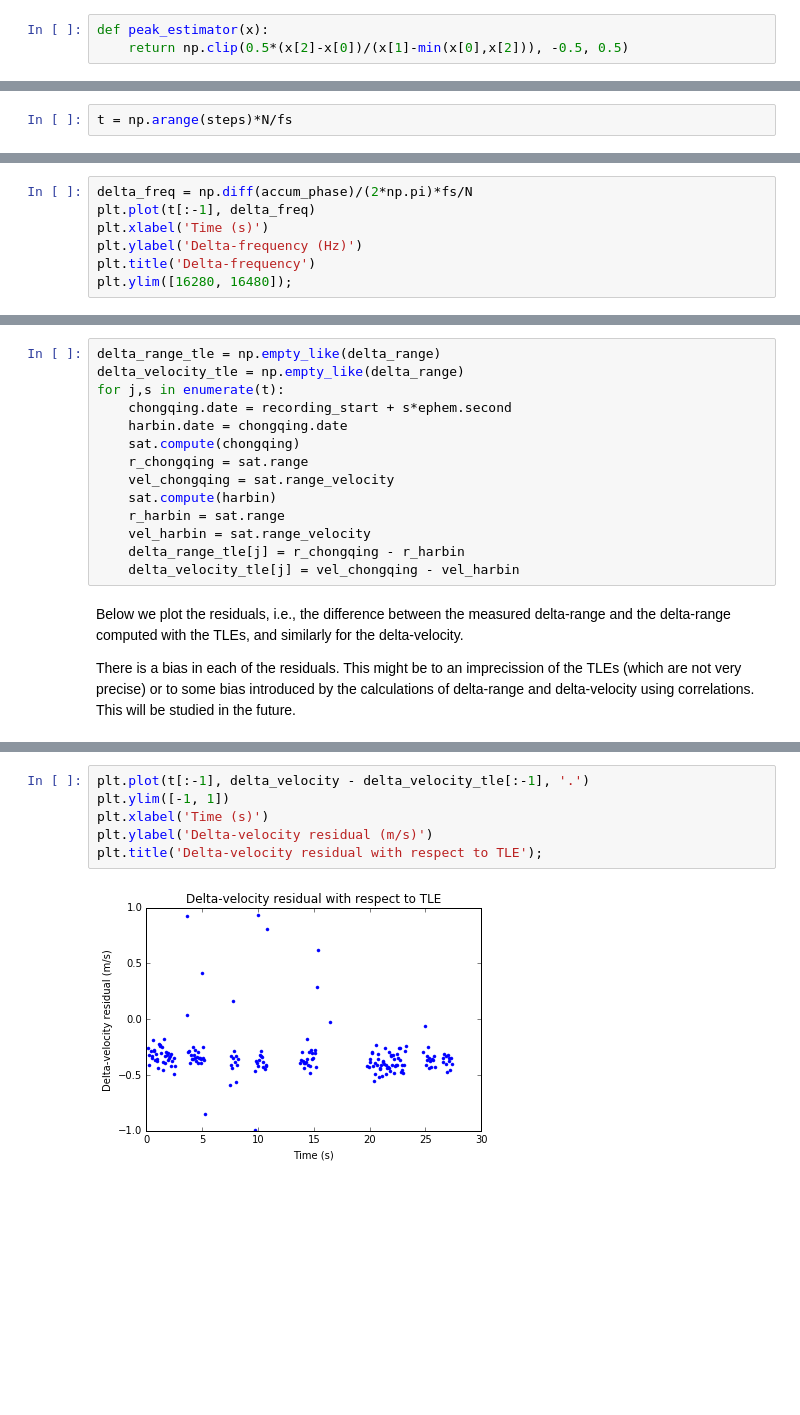
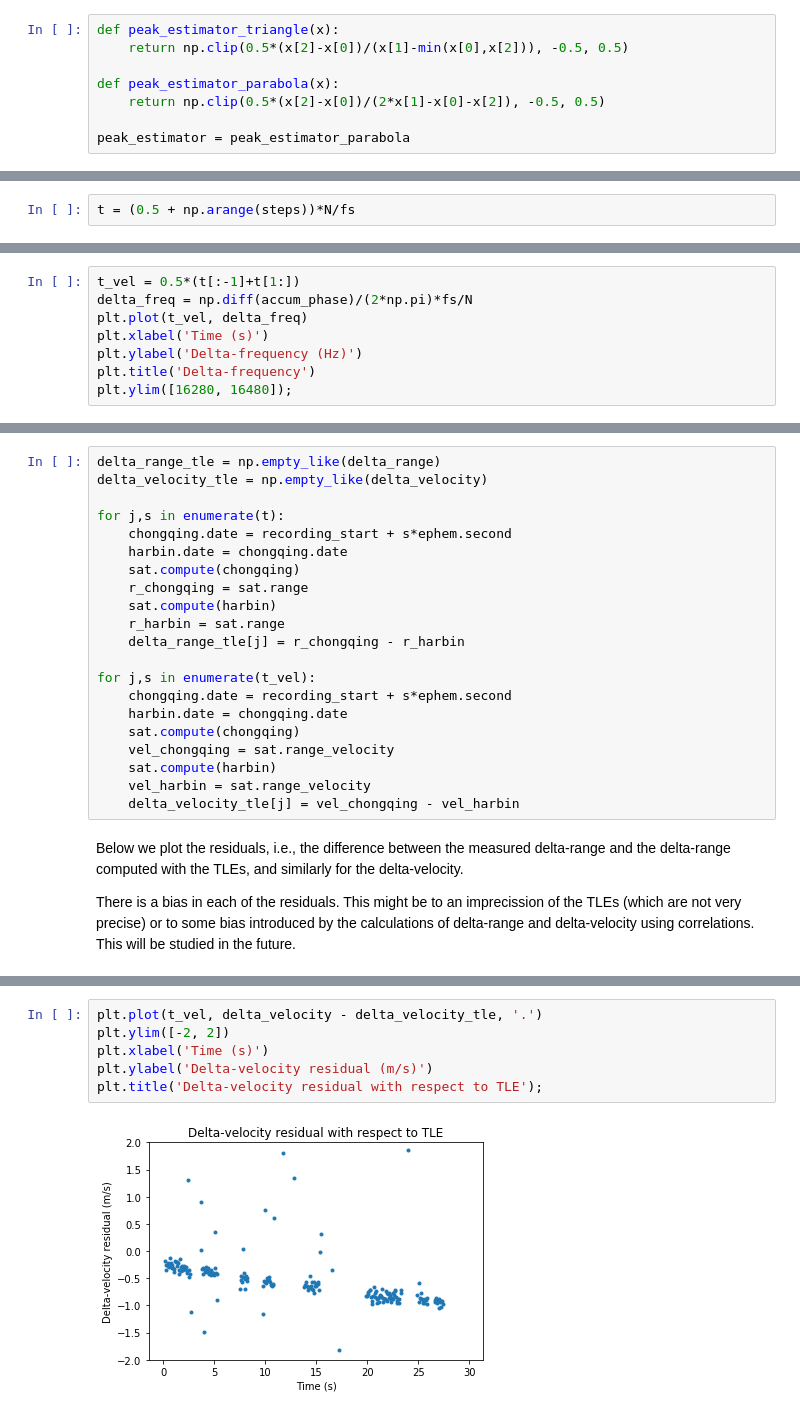
Before and after one commit to daniestevez/jupyter_notebooks, a Jupyter notebook: Amateur VLBI.ipynb, the cells around one changed output, grey strips where cells are left out. Drawn from its saved outputs; the diff is of its cells as text; blank space fills up the shorter version.

```diff
--- a/Amateur VLBI.ipynb
+++ b/Amateur VLBI.ipynb
@@ -109,6 +111,11 @@ The following function tries to estimate the position of a correlation peak, giv
 # %%
-def peak_estimator(x):
+def peak_estimator_triangle(x):
     return np.clip(0.5*(x[2]-x[0])/(x[1]-min(x[0],x[2])), -0.5, 0.5)
+
+def peak_estimator_parabola(x):
+    return np.clip(0.5*(x[2]-x[0])/(2*x[1]-x[0]-x[2]), -0.5, 0.5)
+
+peak_estimator = peak_estimator_parabola
 # %% [markdown]
 This is the main open-loop correlation algorithm. The algorithm works by using an FFT of size `N` in contiguous non-overlapping blocks.
 
@@ -139,5 +148,5 @@ for step in range(steps):
 # %%
-t = np.arange(steps)*N/fs
+t = (0.5 + np.arange(steps))*N/fs
 # %% [markdown]
 Since the signal is continuous but packetised, a meaningful correlation is only produced during packet transmissions. Also, the beginning and end of each packet contain a periodic preamble which causes many self-correlation peaks and confuses the cross-correlation. Therefore, the correlation is only valid when the data is transmitted. Since the data is scrambled, it provides a good cross-correlation with a single peak.
 
@@ -195,6 +204,7 @@ Delta-frequency and delta-velocity can be obtained by differentiating the phase
 # %%
+t_vel = 0.5*(t[:-1]+t[1:])
 delta_freq = np.diff(accum_phase)/(2*np.pi)*fs/N
-plt.plot(t[:-1], delta_freq)
+plt.plot(t_vel, delta_freq)
 plt.xlabel('Time (s)')
 plt.ylabel('Delta-frequency (Hz)')
 plt.title('Delta-frequency')
@@ -238,16 +248,23 @@ Now we can compute the delta-range and delta-velocity using the TLEs, for each o
 # %%
 delta_range_tle = np.empty_like(delta_range)
-delta_velocity_tle = np.empty_like(delta_range)
+delta_velocity_tle = np.empty_like(delta_velocity)
+
 for j,s in enumerate(t):
     chongqing.date = recording_start + s*ephem.second
     harbin.date = chongqing.date
     sat.compute(chongqing)
     r_chongqing = sat.range
+    sat.compute(harbin)
+    r_harbin = sat.range
+    delta_range_tle[j] = r_chongqing - r_harbin
+
+for j,s in enumerate(t_vel):
+    chongqing.date = recording_start + s*ephem.second
+    harbin.date = chongqing.date
+    sat.compute(chongqing)
     vel_chongqing = sat.range_velocity
     sat.compute(harbin)
-    r_harbin = sat.range
     vel_harbin = sat.range_velocity
-    delta_range_tle[j] = r_chongqing - r_harbin
     delta_velocity_tle[j] = vel_chongqing - vel_harbin
 # %% [markdown]
 Below we plot the residuals, i.e., the difference between the measured delta-range and the delta-range computed with the TLEs, and similarly for the delta-velocity.
@@ -264,8 +281,8 @@ plt.title('Delta-range residual with respect to TLE');
 # %%
-plt.plot(t[:-1], delta_velocity - delta_velocity_tle[:-1], '.')
-plt.ylim([-1, 1])
+plt.plot(t_vel, delta_velocity - delta_velocity_tle, '.')
+plt.ylim([-2, 2])
 plt.xlabel('Time (s)')
 plt.ylabel('Delta-velocity residual (m/s)')
 plt.title('Delta-velocity residual with respect to TLE');
 # %% [output]
-[figure, old version]
+[figure, new version]
```
Also changed, not shown: parts of 35 cells of this notebook.
